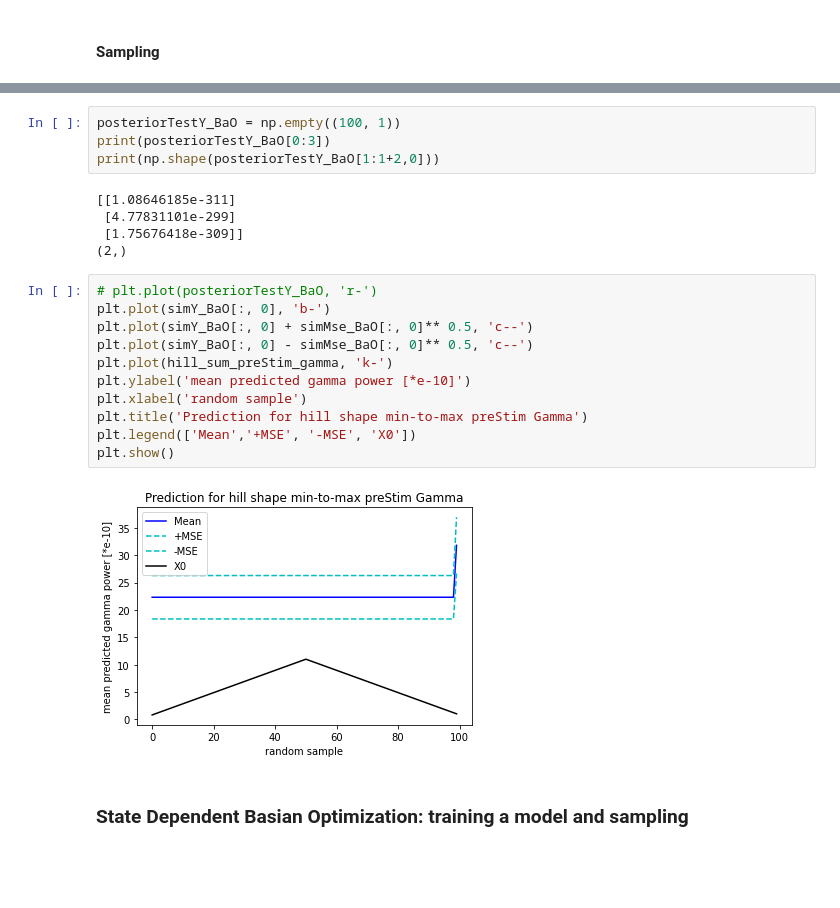
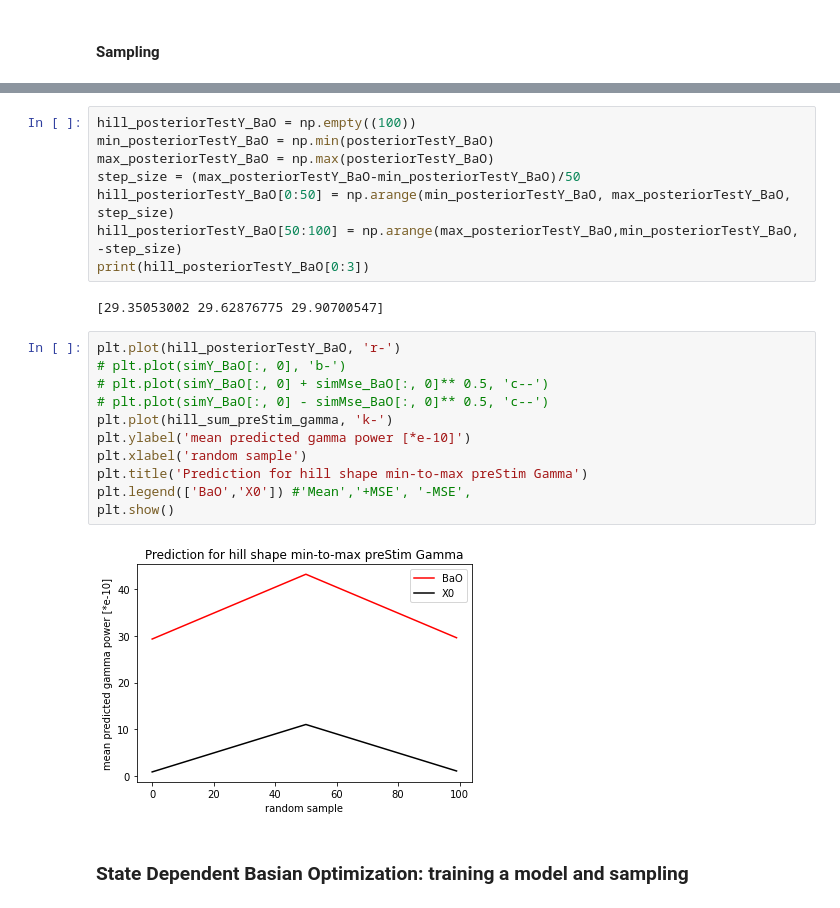
Before and after one commit to Simurgh818/NeuroGaussianProcess, a Jupyter notebook: state_dr_gp.ipynb, the cells around one changed output, grey strips where cells are left out. Cells and saved outputs as stored; diff of their text form; blank space fills up the shorter version.

```diff
--- a/state_dr_gp.ipynb
+++ b/state_dr_gp.ipynb
@@ -200,25 +233,26 @@ mean is:
 # %%
-posteriorTestY_BaO = np.empty((100, 1))
-print(posteriorTestY_BaO[0:3])
-print(np.shape(posteriorTestY_BaO[1:1+2,0]))
+hill_posteriorTestY_BaO = np.empty((100))
+min_posteriorTestY_BaO = np.min(posteriorTestY_BaO)
+max_posteriorTestY_BaO = np.max(posteriorTestY_BaO)
+step_size = (max_posteriorTestY_BaO-min_posteriorTestY_BaO)/50
+hill_posteriorTestY_BaO[0:50] = np.arange(min_posteriorTestY_BaO, max_posteriorTestY_BaO, step_size)
+hill_posteriorTestY_BaO[50:100] = np.arange(max_posteriorTestY_BaO,min_posteriorTestY_BaO, -step_size)
+print(hill_posteriorTestY_BaO[0:3])
 # %% [output]
-[[1.08646185e-311]
- [4.77831101e-299]
- [1.75676418e-309]]
-(2,)
+[29.35053002 29.62876775 29.90700547]
 # %%
-# plt.plot(posteriorTestY_BaO, 'r-')
-plt.plot(simY_BaO[:, 0], 'b-')
-plt.plot(simY_BaO[:, 0] + simMse_BaO[:, 0]** 0.5, 'c--')
-plt.plot(simY_BaO[:, 0] - simMse_BaO[:, 0]** 0.5, 'c--')
+plt.plot(hill_posteriorTestY_BaO, 'r-')
+# plt.plot(simY_BaO[:, 0], 'b-')
+# plt.plot(simY_BaO[:, 0] + simMse_BaO[:, 0]** 0.5, 'c--')
+# plt.plot(simY_BaO[:, 0] - simMse_BaO[:, 0]** 0.5, 'c--')
 plt.plot(hill_sum_preStim_gamma, 'k-')
 plt.ylabel('mean predicted gamma power [*e-10]')
 plt.xlabel('random sample')
 plt.title('Prediction for hill shape min-to-max preStim Gamma')
-plt.legend(['Mean','+MSE', '-MSE', 'X0'])
+plt.legend(['BaO','X0']) #'Mean','+MSE', '-MSE',
 plt.show()
 # %% [output]
-[figure, old version]
+[figure, new version]
 # %% [markdown]
 ### State Dependent Basian Optimization: training a model and sampling
 # %%
```
Also changed, not shown: parts of 14 cells of this notebook.
